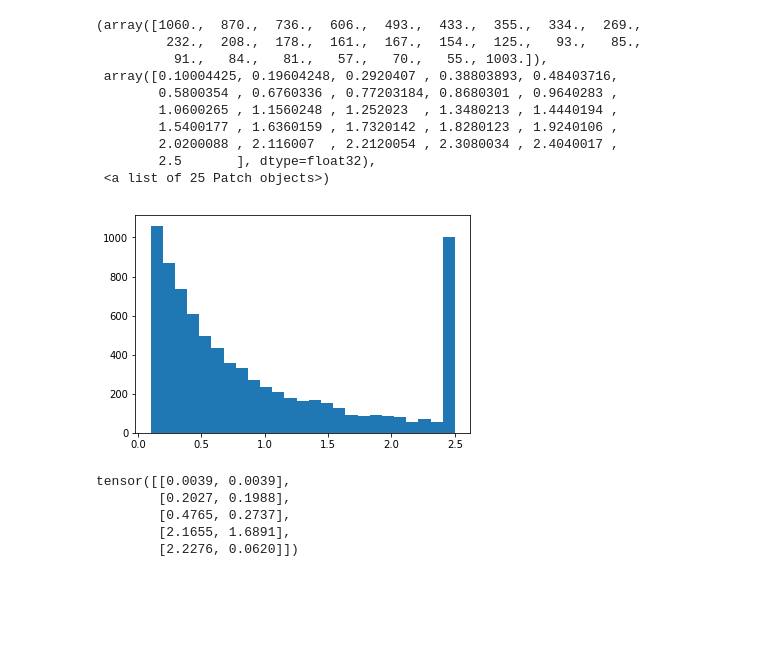
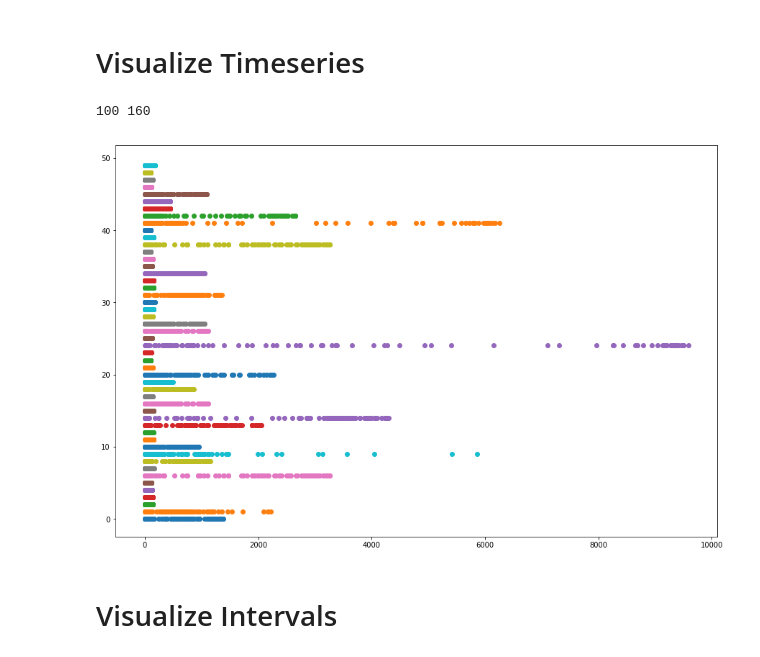
Before and after one commit to shaabhishek/hierarchical-pp-new, a Jupyter notebook: src/Synthetic Data.ipynb, the cells around one changed output. Saved outputs shown, nothing was run; the diff lists cells and outputs as text; code cells hidden in the pictures; blank space fills up the shorter version.

Commit message:
Visualization for time series

```diff
--- a/src/Synthetic Data.ipynb
+++ b/src/Synthetic Data.ipynb
@@ -129,2 +9,0 @@ tensor([[[-1.0968e+00,  1.9381e+00,  3.0484e-01,  ..., -8.9146e-01,
-# %%
-timeseries = hawkes(intensity_hawkes)
@@ -141,25 +10,29 @@ intervals[intervals<0.3] = intervals[intervals<0.3]*10
-# %%
-# plt.hist(intervals[(intervals <= 2.5) and (intervals <= 2.5)])
-plt.hist(intervals, bins=25)
-# plt.hist(intervals[intervals <= 2.5], bins=25)
-# plt.hist(intervals.clamp(0.1, 2.5), bins=25, alpha=0.5)
-# %% [output]
-(array([1060.,  870.,  736.,  606.,  493.,  433.,  355.,  334.,  269.,
-         232.,  208.,  178.,  161.,  167.,  154.,  125.,   93.,   85.,
-          91.,   84.,   81.,   57.,   70.,   55., 1003.]),
- array([0.10004425, 0.19604248, 0.2920407 , 0.38803893, 0.48403716,
-        0.5800354 , 0.6760336 , 0.77203184, 0.8680301 , 0.9640283 ,
-        1.0600265 , 1.1560248 , 1.252023  , 1.3480213 , 1.4440194 ,
-        1.5400177 , 1.6360159 , 1.7320142 , 1.8280123 , 1.9240106 ,
-        2.0200088 , 2.116007  , 2.2120054 , 2.3080034 , 2.4040017 ,
-        2.5       ], dtype=float32),
- <a list of 25 Patch objects>)
-[figure, removed]
-# %%
-data[:5,0]
-# %% [output]
-tensor([[0.0039, 0.0039],
-        [0.2027, 0.1988],
-        [0.4765, 0.2737],
-        [2.1655, 1.6891],
-        [2.2276, 0.0620]])
+# %% [markdown]
+# Visualize Timeseries
+# %%
+def visualize_points_series(timeseries, num_series=50):
+    """
+    Input:
+        timeseries: Tensor of shape T x N
+    """
+    history = np.array(timeseries)
+    T, N = history.shape
+    print(T,N)
+    num_series = min(num_series, N)
+    series_idxs = np.random.randint(low=0, high=N, size=num_series)
+    plt.figure(figsize=(15,10))
+    for i, idx in enumerate(series_idxs):
+        plt.scatter(history[:,idx], i+np.zeros(T))
+# %%
+# Returns both the series and the intervals
+# Shape: T x N x 2
+timeseries = generate_autoregressive_data(time_step=100, num_sample=80, num_clusters=2)
+# timeseries = generate_hawkes(time_step=100, num_sample=80, num_clusters=2)
+# Extract only the series
+timeseries = timeseries[:,:,0]
+visualize_points_series(timeseries)
+# %% [output]
+100 160
+[figure, added]
+# %% [markdown]
+# Visualize Intervals
```
Also changed, not shown: parts of 14 cells of this notebook.
